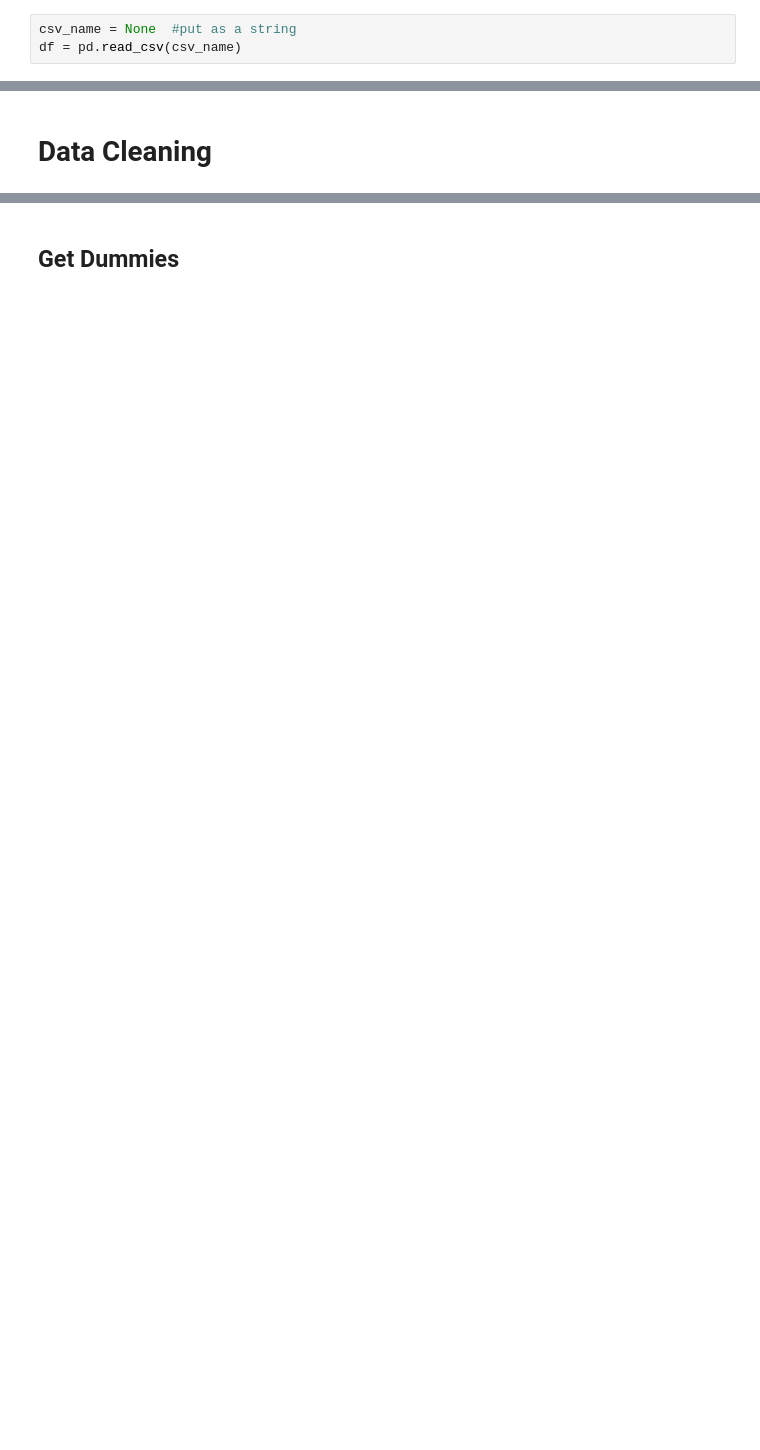
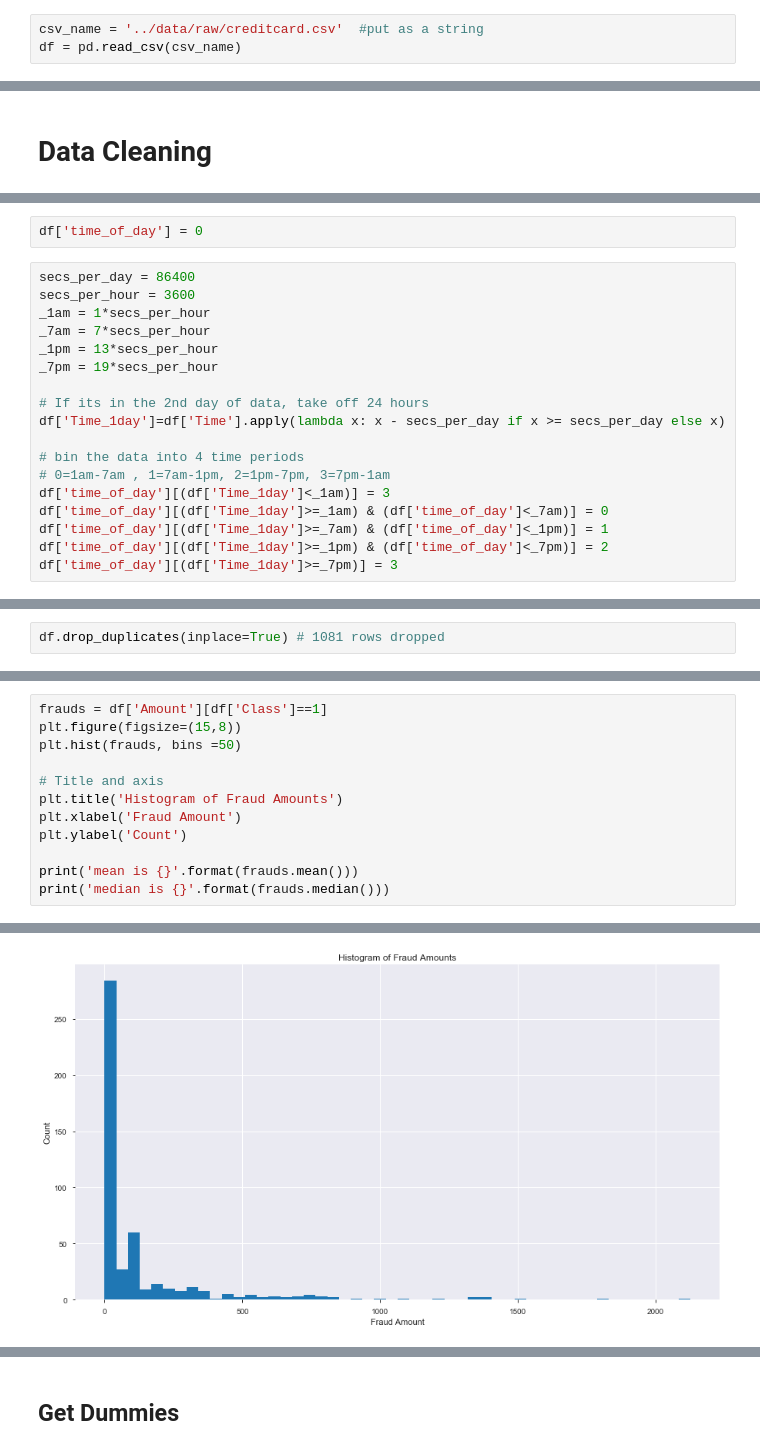
Before and after one commit to AdamBlomfield/mod_5_project, a Jupyter notebook: notebooks/ab_mod_5_project.ipynb, the cells around one changed output, grey strips where cells are left out. Cells and saved outputs as stored; diff of their text form; blank space fills up the shorter version.

```diff
--- a/notebooks/ab_mod_5_project.ipynb
+++ b/notebooks/ab_mod_5_project.ipynb
@@ -85,5 +131,5 @@ from patsy import dmatrices
 # %% [markdown]
 # Data Importing
 # %%
-csv_name = None  #put as a string
+csv_name = '../data/raw/creditcard.csv'  #put as a string
 df = pd.read_csv(csv_name)
@@ -127,0 +149,20 @@ profile.to_file(output_file="output.html")
+# %%
+df['time_of_day'] = 0
+# %%
+secs_per_day = 86400
+secs_per_hour = 3600
+_1am = 1*secs_per_hour
+_7am = 7*secs_per_hour
+_1pm = 13*secs_per_hour
+_7pm = 19*secs_per_hour
+
+# If its in the 2nd day of data, take off 24 hours
+df['Time_1day']=df['Time'].apply(lambda x: x - secs_per_day if x >= secs_per_day else x)
+
+# bin the data into 4 time periods
+# 0=1am-7am , 1=7am-1pm, 2=1pm-7pm, 3=7pm-1am
+df['time_of_day'][(df['Time_1day']<_1am)] = 3
+df['time_of_day'][(df['Time_1day']>=_1am) & (df['time_of_day']<_7am)] = 0
+df['time_of_day'][(df['Time_1day']>=_7am) & (df['time_of_day']<_1pm)] = 1
+df['time_of_day'][(df['Time_1day']>=_1pm) & (df['time_of_day']<_7pm)] = 2
+df['time_of_day'][(df['Time_1day']>=_7pm)] = 3
@@ -127,0 +196,2 @@ profile.to_file(output_file="output.html")
+# %%
+df.drop_duplicates(inplace=True) # 1081 rows dropped
@@ -127,0 +242,13 @@ profile.to_file(output_file="output.html")
+# %%
+frauds = df['Amount'][df['Class']==1]
+plt.figure(figsize=(15,8))
+plt.hist(frauds, bins =50)
+
+# Title and axis
+plt.title('Histogram of Fraud Amounts')
+plt.xlabel('Fraud Amount')
+plt.ylabel('Count')
+
+print('mean is {}'.format(frauds.mean()))
+print('median is {}'.format(frauds.median()))
+# %% [output]
@@ -127,0 +257 @@ profile.to_file(output_file="output.html")
+[figure, added]
```
Also changed, not shown: parts of 62 cells of this notebook.
